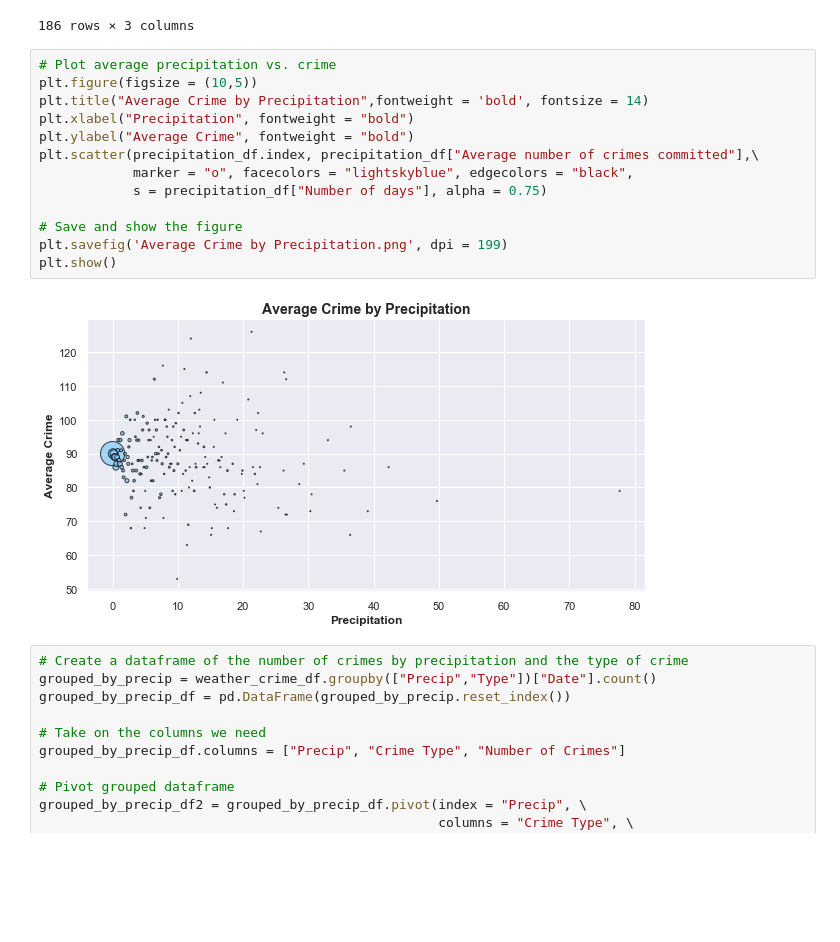
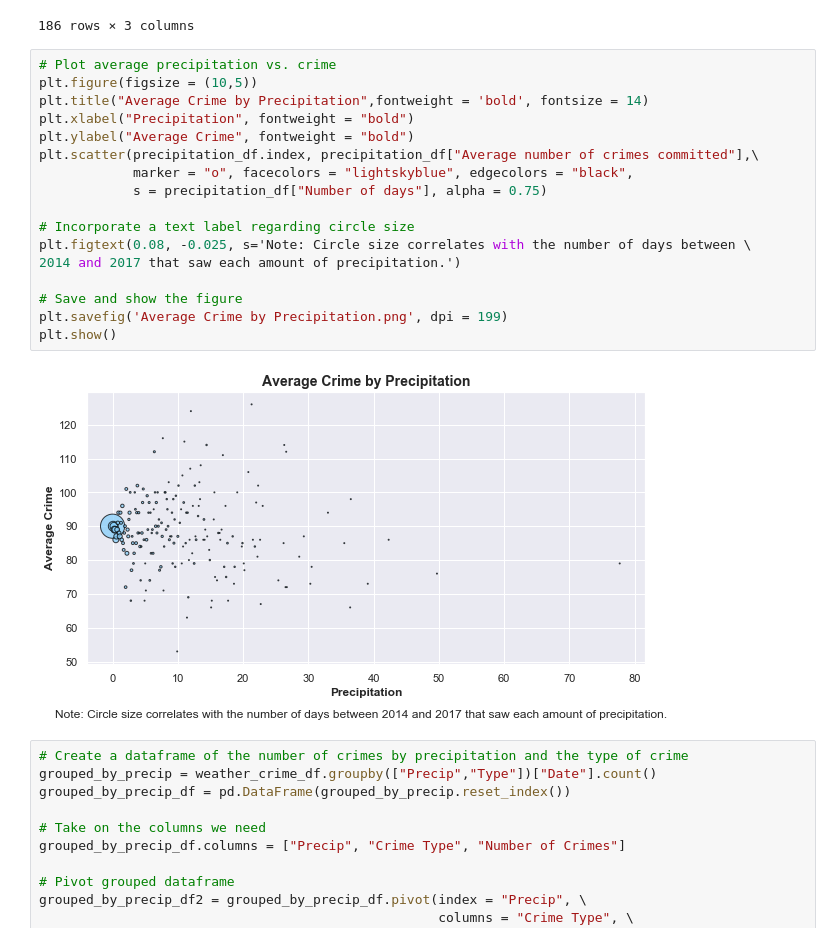
Before and after one commit to minnawoo/Whether-Weather-Drives-Crime, a Jupyter notebook: Whether Weather Drives Crime.ipynb, the cells around one changed output. Saved outputs shown, nothing was run; the diff lists cells and outputs as text; blank space fills up the shorter version.

```diff
--- a/Whether Weather Drives Crime.ipynb
+++ b/Whether Weather Drives Crime.ipynb
@@ -572,18 +572,22 @@ precipitation_df
 # %%
 # Plot average precipitation vs. crime
 plt.figure(figsize = (10,5))
 plt.title("Average Crime by Precipitation",fontweight = 'bold', fontsize = 14)
 plt.xlabel("Precipitation", fontweight = "bold")
 plt.ylabel("Average Crime", fontweight = "bold")
 plt.scatter(precipitation_df.index, precipitation_df["Average number of crimes committed"],\
             marker = "o", facecolors = "lightskyblue", edgecolors = "black",
             s = precipitation_df["Number of days"], alpha = 0.75)
 
+# Incorporate a text label regarding circle size
+plt.figtext(0.08, -0.025, s='Note: Circle size correlates with the number of days between \
+2014 and 2017 that saw each amount of precipitation.')
+
 # Save and show the figure
 plt.savefig('Average Crime by Precipitation.png', dpi = 199)
 plt.show()
 # %% [output]
-[figure, old version]
+[figure, new version]
 # %%
 # Create a dataframe of the number of crimes by precipitation and the type of crime
 grouped_by_precip = weather_crime_df.groupby(["Precip","Type"])["Date"].count()
```
Also changed, not shown: parts of 2 cells of this notebook, 1 other file.
